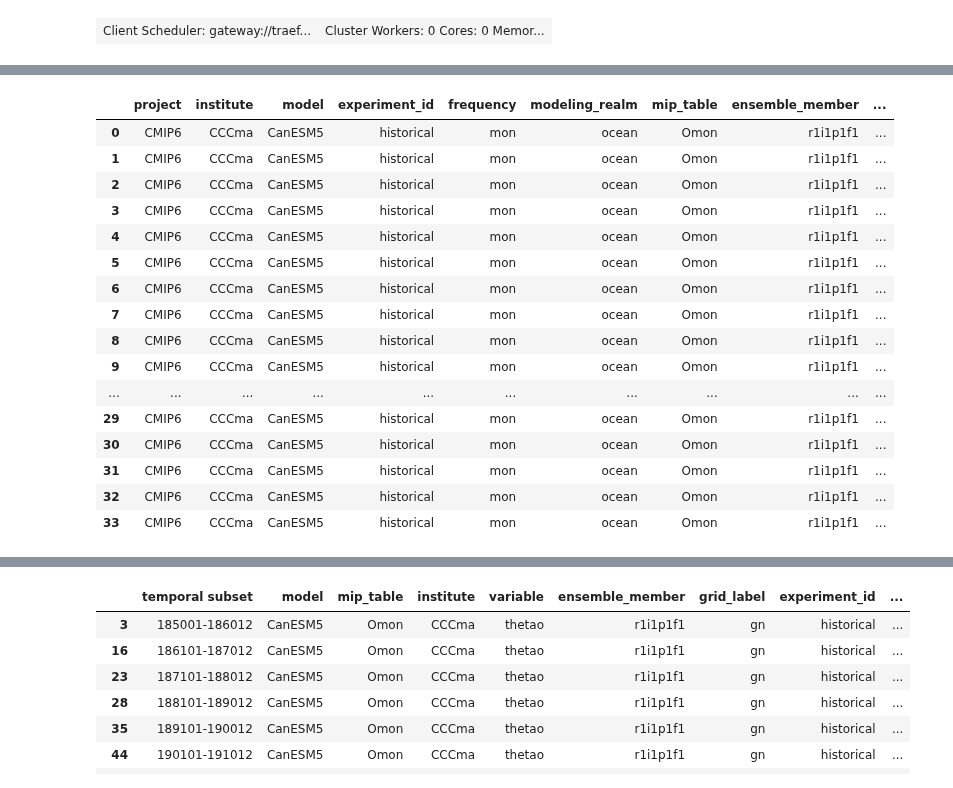
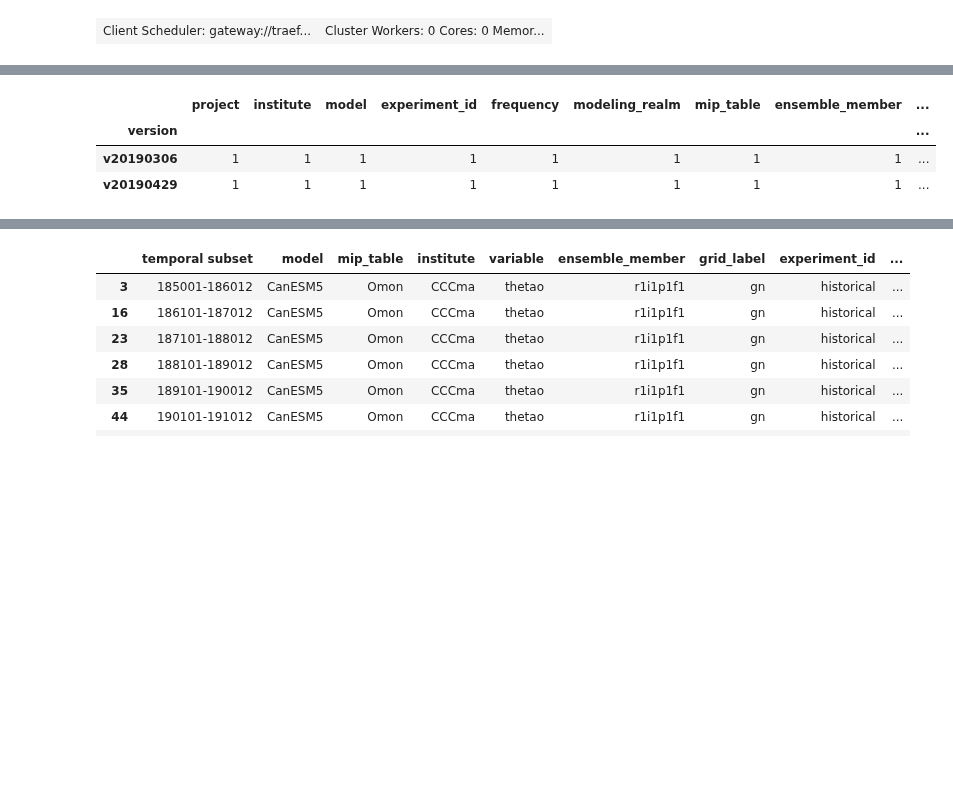
Before and after one commit to aradhakrishnanGFDL/gfdl-aws-analysis, a Jupyter notebook: examples/get_latest_versions.ipynb, the cells around one changed output, grey strips where cells are left out. Drawn from its saved outputs; the diff is of its cells as text; code cells hidden in the pictures; blank space fills up the shorter version.

```diff
--- a/examples/get_latest_versions.ipynb
+++ b/examples/get_latest_versions.ipynb
@@ -91,25 +72,12 @@ cat_T.df.groupby(['model']).nunique()#CanESM5 has two versions
 | MRI-ESM2-0 | 1 | 1 | 1 | 1 | 1 | 1 | 1 | 1 | ... |
 | SAM0-UNICON | 1 | 1 | 1 | 1 | 1 | 1 | 1 | 1 | ... |
 # %%
-cat_T.df[cat_T.df['model']=='CanESM5']  #there are 2 distinct versions
+cat_T.df[cat_T.df['model']=='CanESM5'].groupby(['version']).nunique() #one distinct version only, latest one.
 # %% [output]
 |  | project | institute | model | experiment_id | frequency | modeling_realm | mip_table | ensemble_member | ... |
-| 0 | CMIP6 | CCCma | CanESM5 | historical | mon | ocean | Omon | r1i1p1f1 | ... |
-| 1 | CMIP6 | CCCma | CanESM5 | historical | mon | ocean | Omon | r1i1p1f1 | ... |
-| 2 | CMIP6 | CCCma | CanESM5 | historical | mon | ocean | Omon | r1i1p1f1 | ... |
-| 3 | CMIP6 | CCCma | CanESM5 | historical | mon | ocean | Omon | r1i1p1f1 | ... |
-| 4 | CMIP6 | CCCma | CanESM5 | historical | mon | ocean | Omon | r1i1p1f1 | ... |
-| 5 | CMIP6 | CCCma | CanESM5 | historical | mon | ocean | Omon | r1i1p1f1 | ... |
-| 6 | CMIP6 | CCCma | CanESM5 | historical | mon | ocean | Omon | r1i1p1f1 | ... |
-| 7 | CMIP6 | CCCma | CanESM5 | historical | mon | ocean | Omon | r1i1p1f1 | ... |
-| 8 | CMIP6 | CCCma | CanESM5 | historical | mon | ocean | Omon | r1i1p1f1 | ... |
-| 9 | CMIP6 | CCCma | CanESM5 | historical | mon | ocean | Omon | r1i1p1f1 | ... |
-| ... | ... | ... | ... | ... | ... | ... | ... | ... | ... |
-| 29 | CMIP6 | CCCma | CanESM5 | historical | mon | ocean | Omon | r1i1p1f1 | ... |
-| 30 | CMIP6 | CCCma | CanESM5 | historical | mon | ocean | Omon | r1i1p1f1 | ... |
-| 31 | CMIP6 | CCCma | CanESM5 | historical | mon | ocean | Omon | r1i1p1f1 | ... |
-| 32 | CMIP6 | CCCma | CanESM5 | historical | mon | ocean | Omon | r1i1p1f1 | ... |
-| 33 | CMIP6 | CCCma | CanESM5 | historical | mon | ocean | Omon | r1i1p1f1 | ... |
+| version |  |  |  |  |  |  |  |  | ... |
+| v20190306 | 1 | 1 | 1 | 1 | 1 | 1 | 1 | 1 | ... |
+| v20190429 | 1 | 1 | 1 | 1 | 1 | 1 | 1 | 1 | ... |
 # %%
 def latest_version(ds):
     """filters latest DRS versions of datasets only"""
```
Also changed, not shown: parts of 17 cells of this notebook.
